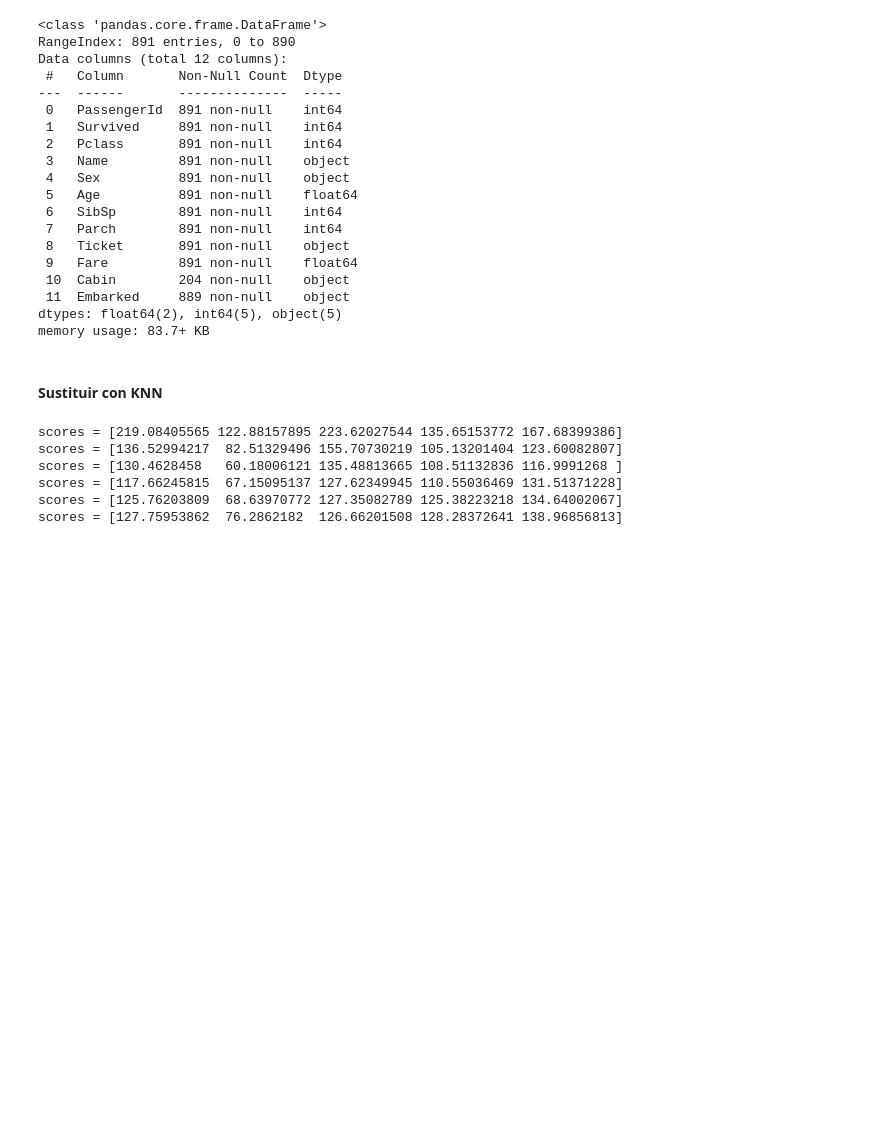
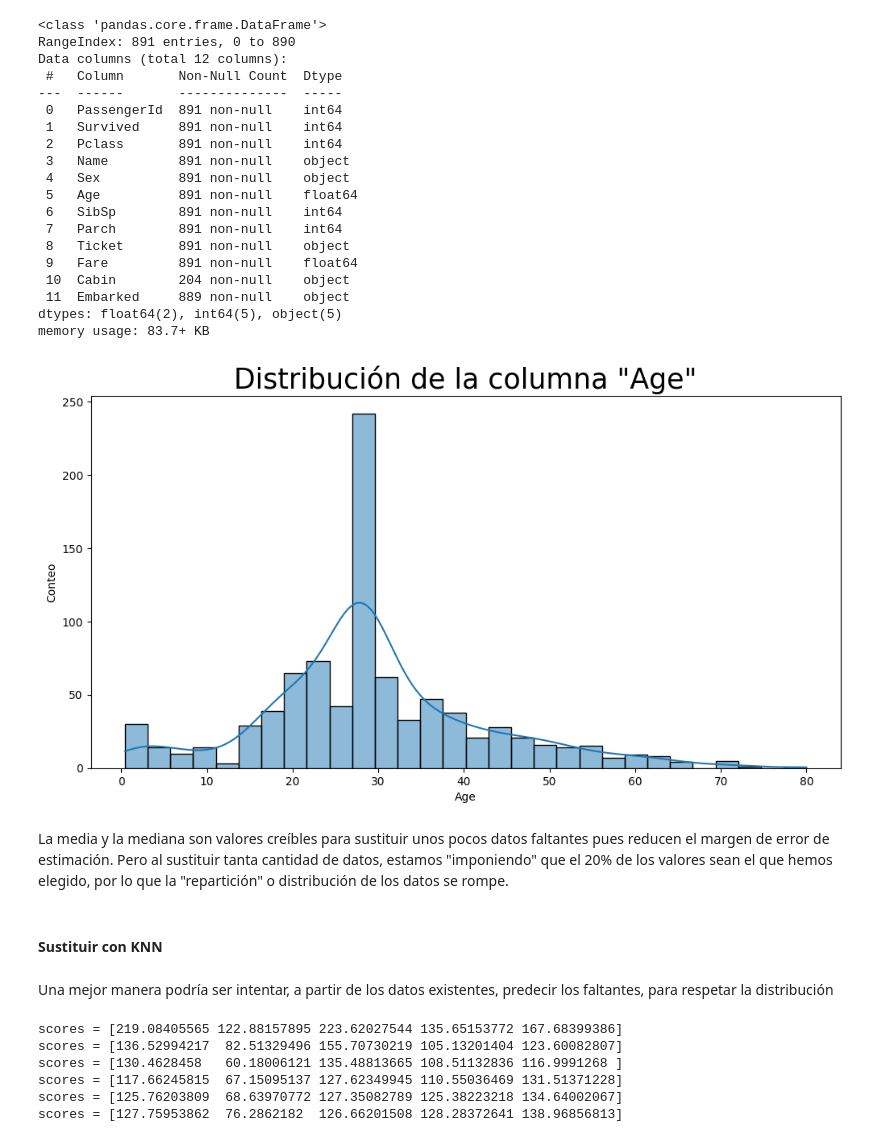
Before and after one commit to JuanPedroMarquez/Proyecto-Final-1_Titanic, a Jupyter notebook: Proyecto 1. Titanic/Ejercicio 3. Proyecto Titanic.ipynb, the cells around one changed output. Drawn from its saved outputs; the diff is of its cells as text; code cells hidden in the pictures; blank space fills up the shorter version.

```diff
--- a/Proyecto 1. Titanic/Ejercicio 3. Proyecto Titanic.ipynb
+++ b/Proyecto 1. Titanic/Ejercicio 3. Proyecto Titanic.ipynb
@@ -199,8 +199,19 @@ Data columns (total 12 columns):
  11  Embarked     889 non-null    object
 dtypes: float64(2), int64(5), object(5)
 memory usage: 83.7+ KB
+# %%
+plt.figure(figsize=(12, 6))
+sns.histplot(df_Age_median['Age'], kde=True)
+plt.title('Distribución de la columna "Age"', size=25)
+plt.ylabel('Conteo');
+# %% [output]
+[figure, added]
+# %% [markdown]
+La media y la mediana son valores creíbles para sustituir unos pocos datos faltantes pues reducen el margen de error de estimación. Pero al sustituir tanta cantidad de datos, estamos "imponiendo" que el 20% de los valores sean el que hemos elegido, por lo que la "repartición" o distribución de los datos se rompe.
 # %% [markdown]
 #### Sustituir con KNN
+# %% [markdown]
+Una mejor manera podría ser intentar, a partir de los datos existentes, predecir los faltantes, para respetar la distribución
 # %%
 from sklearn.preprocessing import OneHotEncoder, StandardScaler
 from sklearn.model_selection import train_test_split, cross_val_score
```
Also changed, not shown: parts of 136 cells of this notebook.
